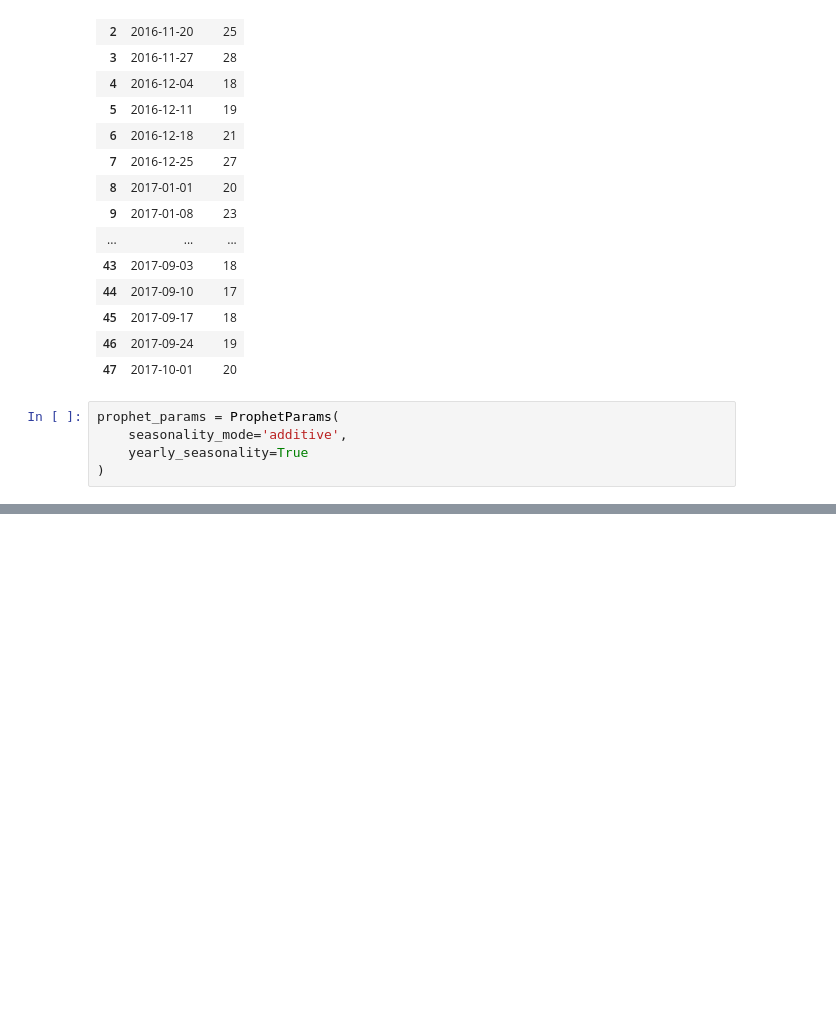
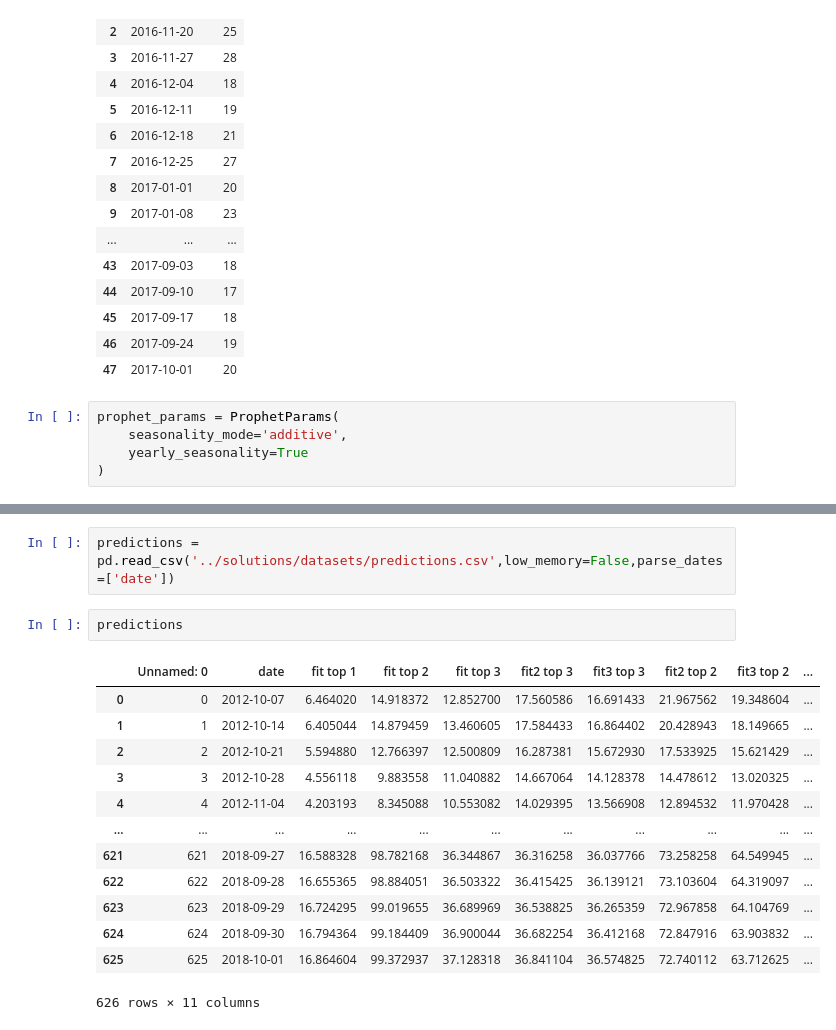
Before and after one commit to Mridul98/omnilytics_data_science_challenge, a Jupyter notebook: solutions/forecast.ipynb, the cells around one changed output, grey strips where cells are left out. Saved outputs shown, nothing was run; the diff lists cells and outputs as text; blank space fills up the shorter version.

```diff
--- a/solutions/forecast.ipynb
+++ b/solutions/forecast.ipynb
@@ -224,0 +308,18 @@ TypeError: assign() takes 1 positional argument but 2 were given
+# %%
+predictions = pd.read_csv('../solutions/datasets/predictions.csv',low_memory=False,parse_dates=['date'])
+# %%
+predictions
+# %% [output]
+|  | Unnamed: 0 | date | fit top 1 | fit top 2 | fit top 3 | fit2 top 3 | fit3 top 3 | fit2 top 2 | fit3 top 2 | ... |
+| 0 | 0 | 2012-10-07 | 6.464020 | 14.918372 | 12.852700 | 17.560586 | 16.691433 | 21.967562 | 19.348604 | ... |
+| 1 | 1 | 2012-10-14 | 6.405044 | 14.879459 | 13.460605 | 17.584433 | 16.864402 | 20.428943 | 18.149665 | ... |
+| 2 | 2 | 2012-10-21 | 5.594880 | 12.766397 | 12.500809 | 16.287381 | 15.672930 | 17.533925 | 15.621429 | ... |
+| 3 | 3 | 2012-10-28 | 4.556118 | 9.883558 | 11.040882 | 14.667064 | 14.128378 | 14.478612 | 13.020325 | ... |
+| 4 | 4 | 2012-11-04 | 4.203193 | 8.345088 | 10.553082 | 14.029395 | 13.566908 | 12.894532 | 11.970428 | ... |
+| ... | ... | ... | ... | ... | ... | ... | ... | ... | ... | ... |
+| 621 | 621 | 2018-09-27 | 16.588328 | 98.782168 | 36.344867 | 36.316258 | 36.037766 | 73.258258 | 64.549945 | ... |
+| 622 | 622 | 2018-09-28 | 16.655365 | 98.884051 | 36.503322 | 36.415425 | 36.139121 | 73.103604 | 64.319097 | ... |
+| 623 | 623 | 2018-09-29 | 16.724295 | 99.019655 | 36.689969 | 36.538825 | 36.265359 | 72.967858 | 64.104769 | ... |
+| 624 | 624 | 2018-09-30 | 16.794364 | 99.184409 | 36.900044 | 36.682254 | 36.412168 | 72.847916 | 63.903832 | ... |
+| 625 | 625 | 2018-10-01 | 16.864604 | 99.372937 | 37.128318 | 36.841104 | 36.574825 | 72.740112 | 63.712625 | ... |
+626 rows × 11 columns
```
Also changed, not shown: parts of 29 cells of this notebook, 2 other files.
